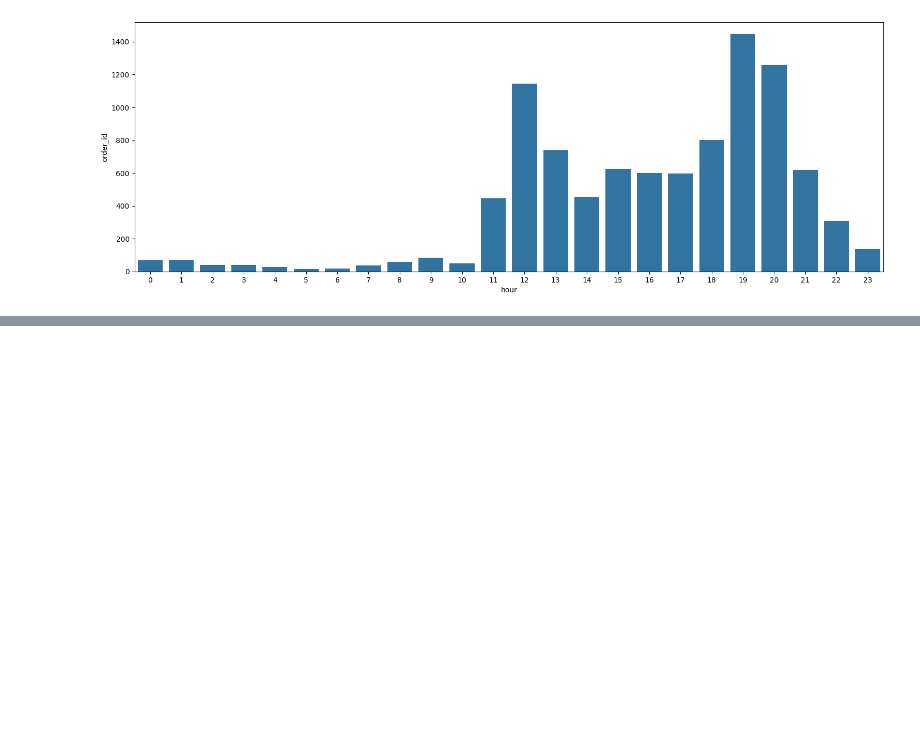
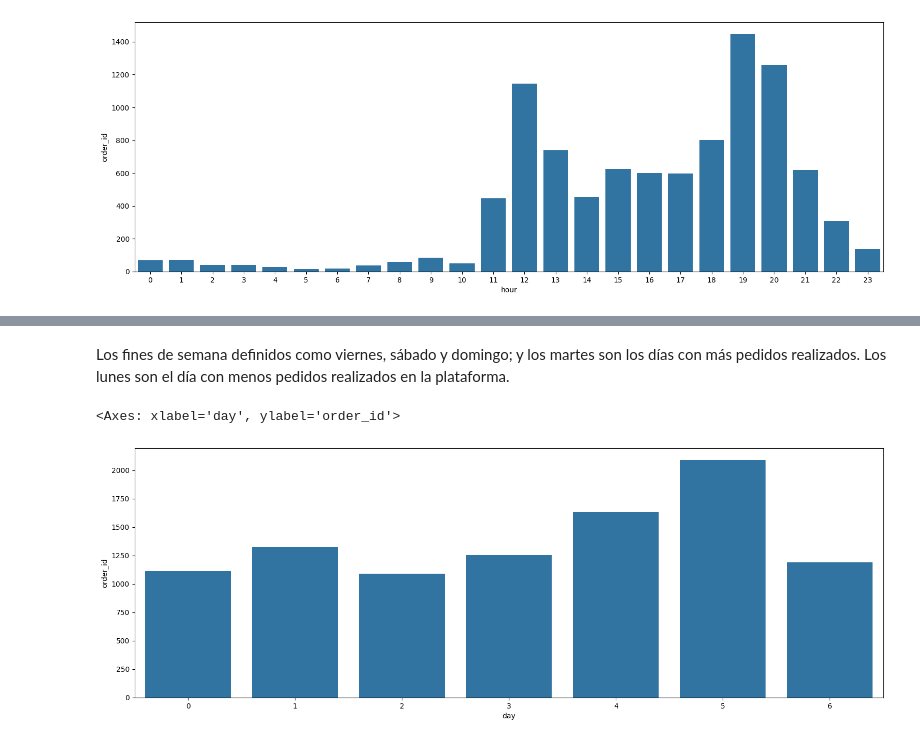
Before and after one commit to jdcarranzas/Prueba-Rappi, a Jupyter notebook: script.ipynb, the cells around one changed output, grey strips where cells are left out. Cells and saved outputs as stored; diff of their text form; code cells hidden in the pictures; blank space fills up the shorter version.

```diff
--- a/script.ipynb
+++ b/script.ipynb
@@ -211,0 +239,8 @@ dataset.groupby(['daytime'])[['order_id']].count().transform(lambda x: x/sum(x))
+# %% [markdown]
+Los fines de semana definidos como viernes, sábado y domingo; y los martes son los días con más pedidos realizados. Los lunes son el día con menos pedidos realizados en la plataforma.
+# %%
+non_taken_day_analysis = non_taken_df.groupby(['day'])[['order_id']].count().reset_index()
+sns.barplot(x = 'day', y = 'order_id', data = non_taken_day_analysis)
+# %% [output]
+<Axes: xlabel='day', ylabel='order_id'>
+[figure, added]
```
Also changed, not shown: parts of 46 cells of this notebook.
